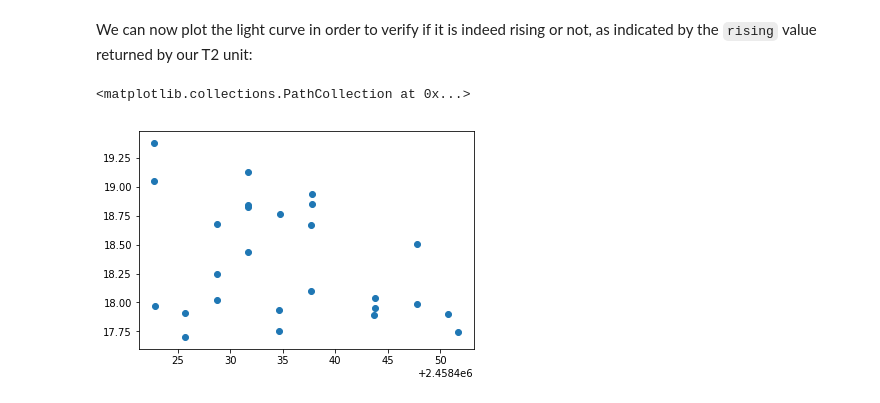
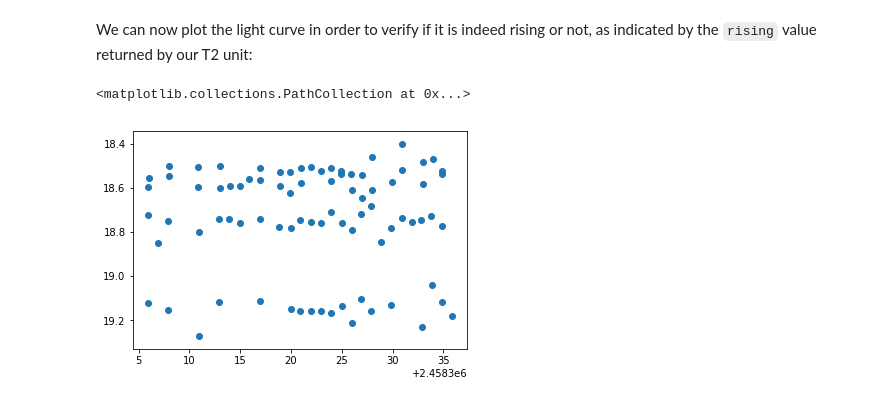
Before and after one commit to AmpelAstro/Ampel-contrib-sample, a Jupyter notebook: notebooks/t0_t2_integration_example.ipynb, the cells around one changed output. Cells and saved outputs as stored; diff of their text form; code cells hidden in the pictures.

```diff
--- a/notebooks/t0_t2_integration_example.ipynb
+++ b/notebooks/t0_t2_integration_example.ipynb
@@ -15,7 +15,7 @@ class MinPhotopointsFilter(AbsAlertFilter):
         self.on_match_t2_units = on_match_t2_units
 
     def apply(self, ampel_alert):
-        if len(ampel_alert.pps) < 15:
+        if len(ampel_alert.pps) < 65:
             return None
         return self.on_match_t2_units
 # %% [markdown]
@@ -135,8 +128,9 @@ We can now plot the light curve in order to verify if it is indeed rising or not
 # %%
 import matplotlib.pyplot as plt
 
 ax = plt.axes()
+ax.invert_yaxis()
 ax.scatter(*zip(*light_curve.get_tuples('obs_date', 'mag')))
 # %% [output]
 <matplotlib.collections.PathCollection at 0x...>
-[figure, old version]
+[figure, new version]
```
Also changed, not shown: parts of 8 cells of this notebook, 1 other file.
